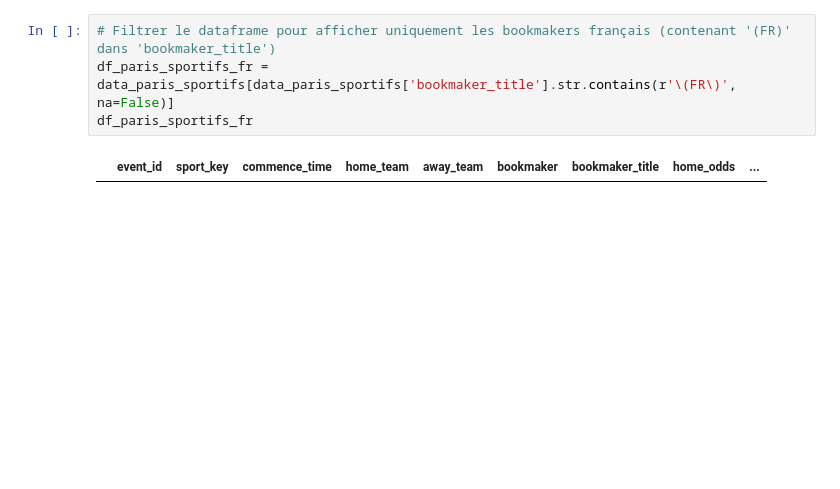
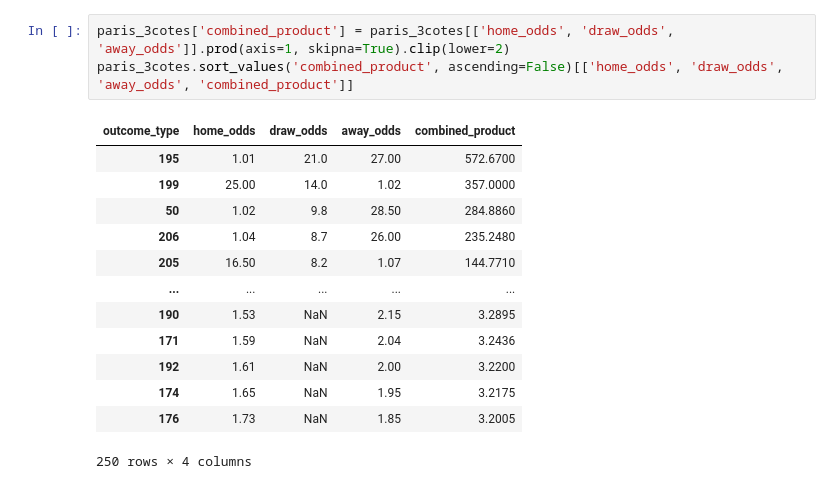
Before and after one commit to Simonhamel1/algo-paris-sportifs, a Jupyter notebook: pari-sportif.ipynb, the cells around one changed output. Drawn from its saved outputs; the diff is of its cells as text; blank space fills up the shorter version.

```diff
--- a/pari-sportif.ipynb
+++ b/pari-sportif.ipynb
@@ -317,6 +426,17 @@ data_paris_sportifs
 # %%
-# Filtrer le dataframe pour afficher uniquement les bookmakers français (contenant '(FR)' dans 'bookmaker_title')
-df_paris_sportifs_fr = data_paris_sportifs[data_paris_sportifs['bookmaker_title'].str.contains(r'\(FR\)', na=False)]
-df_paris_sportifs_fr
+paris_3cotes['combined_product'] = paris_3cotes[['home_odds', 'draw_odds', 'away_odds']].prod(axis=1, skipna=True).clip(lower=2)
+paris_3cotes.sort_values('combined_product', ascending=False)[['home_odds', 'draw_odds', 'away_odds', 'combined_product']]
 # %% [output]
-|  | event_id | sport_key | commence_time | home_team | away_team | bookmaker | bookmaker_title | home_odds | ... |
+| outcome_type | home_odds | draw_odds | away_odds | combined_product |
+| 195 | 1.01 | 21.0 | 27.00 | 572.6700 |
+| 199 | 25.00 | 14.0 | 1.02 | 357.0000 |
+| 50 | 1.02 | 9.8 | 28.50 | 284.8860 |
+| 206 | 1.04 | 8.7 | 26.00 | 235.2480 |
+| 205 | 16.50 | 8.2 | 1.07 | 144.7710 |
+| ... | ... | ... | ... | ... |
+| 190 | 1.53 | NaN | 2.15 | 3.2895 |
+| 171 | 1.59 | NaN | 2.04 | 3.2436 |
+| 192 | 1.61 | NaN | 2.00 | 3.2200 |
+| 174 | 1.65 | NaN | 1.95 | 3.2175 |
+| 176 | 1.73 | NaN | 1.85 | 3.2005 |
+250 rows × 4 columns
```
Also changed, not shown: parts of 3 cells of this notebook, 6 other files.
